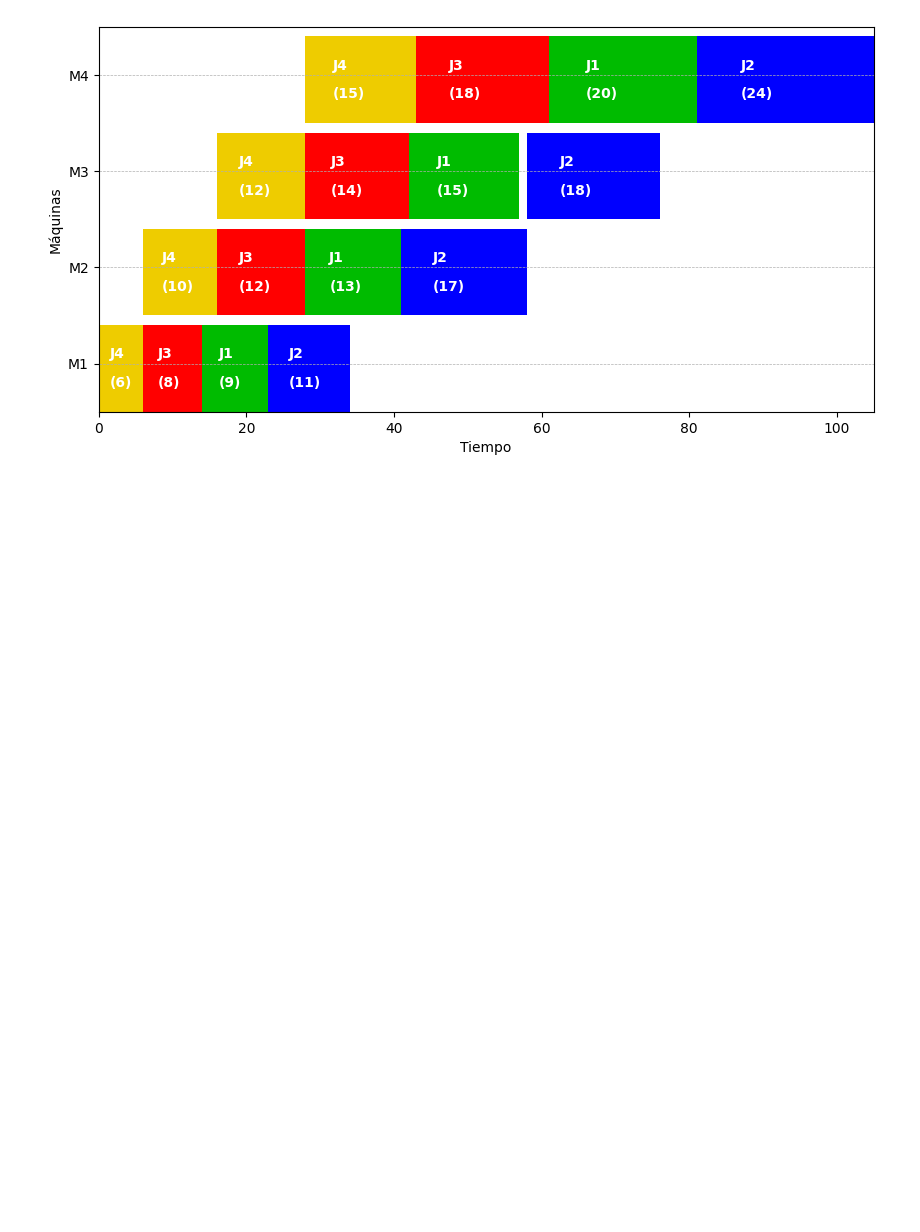
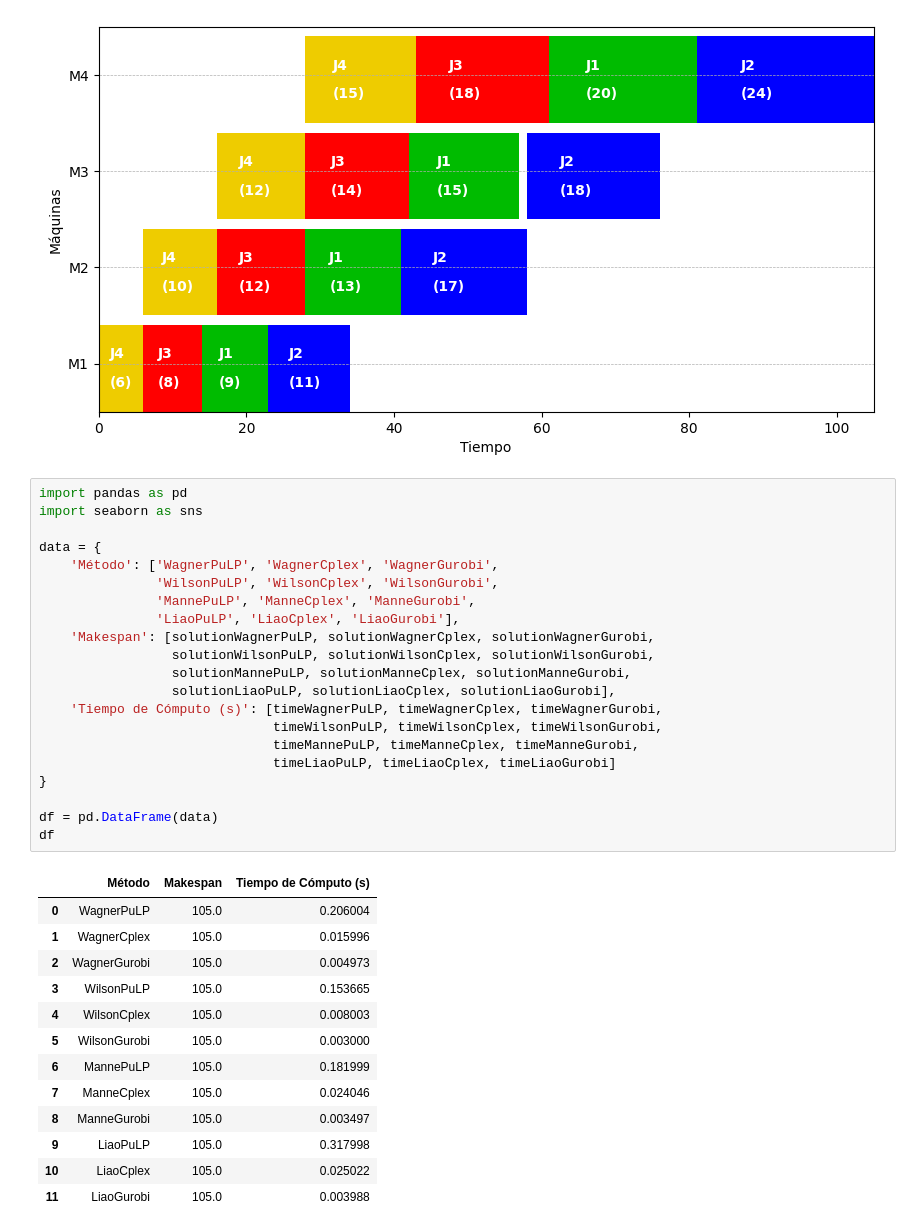
Before and after one commit to Luis-Valenzuela-Concha/Tarea3-Optimizacion, a Jupyter notebook: Tarea3.ipynb, the cells around one changed output. Drawn from its saved outputs; the diff is of its cells as text; blank space fills up the shorter version.

```diff
--- a/Tarea3.ipynb
+++ b/Tarea3.ipynb
@@ -1257,3 +1256,38 @@ for r in range(M):
 # %% [output]
 Valor óptimo (Cmax): 105.0
 [figure]
+# %%
+import pandas as pd
+import seaborn as sns
+
+data = {
+    'Método': ['WagnerPuLP', 'WagnerCplex', 'WagnerGurobi',
+               'WilsonPuLP', 'WilsonCplex', 'WilsonGurobi',
+               'MannePuLP', 'ManneCplex', 'ManneGurobi',
+               'LiaoPuLP', 'LiaoCplex', 'LiaoGurobi'],
+    'Makespan': [solutionWagnerPuLP, solutionWagnerCplex, solutionWagnerGurobi,
+                 solutionWilsonPuLP, solutionWilsonCplex, solutionWilsonGurobi,
+                 solutionMannePuLP, solutionManneCplex, solutionManneGurobi,
+                 solutionLiaoPuLP, solutionLiaoCplex, solutionLiaoGurobi],
+    'Tiempo de Cómputo (s)': [timeWagnerPuLP, timeWagnerCplex, timeWagnerGurobi,
+                              timeWilsonPuLP, timeWilsonCplex, timeWilsonGurobi,
+                              timeMannePuLP, timeManneCplex, timeManneGurobi,
+                              timeLiaoPuLP, timeLiaoCplex, timeLiaoGurobi]
+}
+
+df = pd.DataFrame(data)
+df
+# %% [output]
+|  | Método | Makespan | Tiempo de Cómputo (s) |
+| 0 | WagnerPuLP | 105.0 | 0.206004 |
+| 1 | WagnerCplex | 105.0 | 0.015996 |
+| 2 | WagnerGurobi | 105.0 | 0.004973 |
+| 3 | WilsonPuLP | 105.0 | 0.153665 |
+| 4 | WilsonCplex | 105.0 | 0.008003 |
+| 5 | WilsonGurobi | 105.0 | 0.003000 |
+| 6 | MannePuLP | 105.0 | 0.181999 |
+| 7 | ManneCplex | 105.0 | 0.024046 |
+| 8 | ManneGurobi | 105.0 | 0.003497 |
+| 9 | LiaoPuLP | 105.0 | 0.317998 |
+| 10 | LiaoCplex | 105.0 | 0.025022 |
+| 11 | LiaoGurobi | 105.0 | 0.003988 |
```
Also changed, not shown: parts of 2 cells of this notebook.
